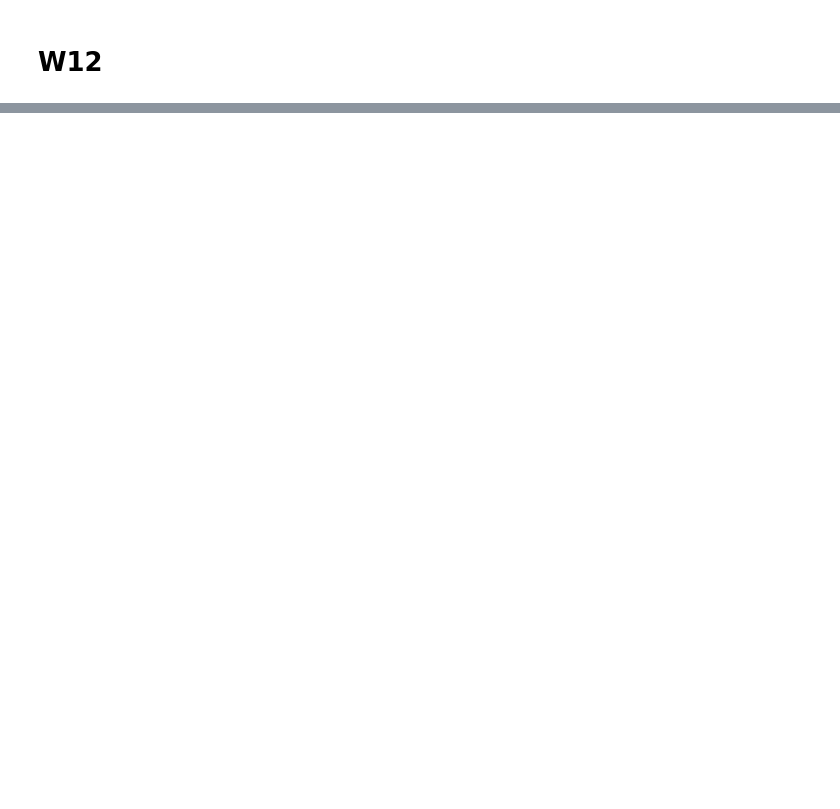
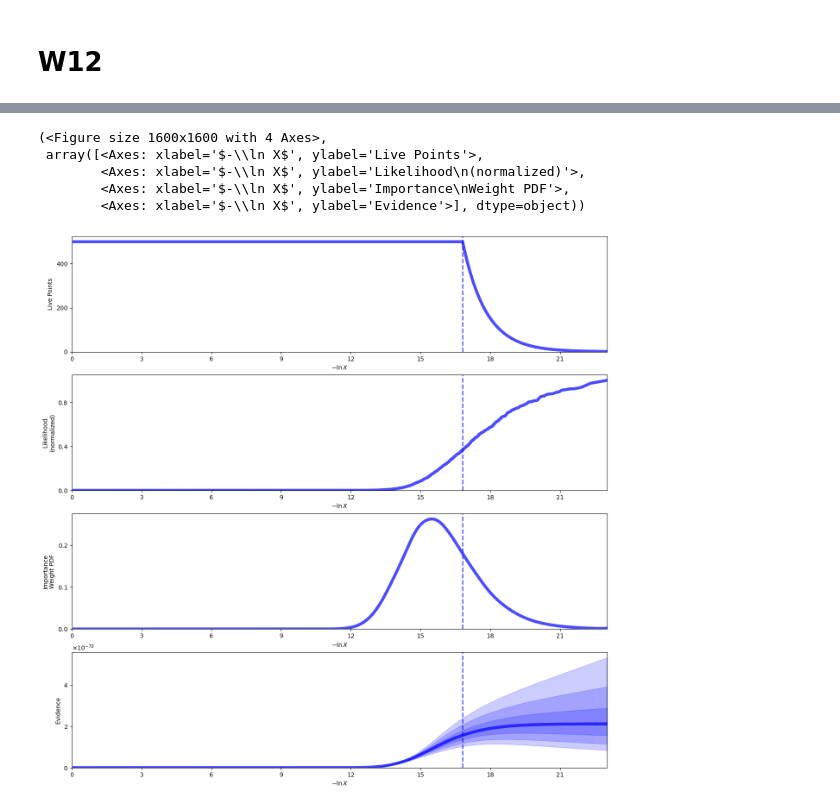
Before and after one commit to LorenzaImpicciche/astrostatistics_bicocca_2025, a Jupyter notebook: working/W12.ipynb, the cells around one changed output, grey strips where cells are left out. Drawn from its saved outputs; the diff is of its cells as text; code cells hidden in the pictures; blank space fills up the shorter version.

```diff
--- a/working/W12.ipynb
+++ b/working/W12.ipynb
@@ -85,0 +87,32 @@ WARNING:root:Too few points to create valid contours
+# %%
+def gaussian_model(t, b, A, t0, ln_alpha, sigmaW):
+    alpha = np.exp(ln_alpha)
+    expo = np.clip(-alpha * ((t - t0) ** 2) / (2 * sigmaW ** 2), -700, 700)
+    return b + A * np.exp(expo)
+# %%
+def log_likelihood_gauss(theta):
+    b, A, t0, ln_alpha, sigmaW = theta
+    model = gaussian_model(t, b, A, t0, ln_alpha, sigmaW)
+    return -0.5 * np.sum(((flux - model) / err) ** 2 + np.log(2 * np.pi * err**2))
+# %%
+def prior_transform_gauss(u):
+    b = 50 * u[0]
+    A = 50 * u[1]
+    t0 = 100 * u[2]
+    ln_alpha = -5 + 10 * u[3]
+    sigmaW = 0.1 + 19.9 * u[4]  # Uniform(0.1, 20)
+    return [b, A, t0, ln_alpha, sigmaW]
+# %%
+with warnings.catch_warnings():
+    warnings.simplefilter("ignore", category=UserWarning)
+
+    dsampler_gauss = NestedSampler(
+        log_likelihood_gauss,
+        prior_transform_gauss,
+        ndim=5,
+        nlive=500,
+        sample='rwalk', # improve the efficiency for posteriors
+        bootstrap=0) # avoid the bootstrap that make the warning
+
+    dsampler_gauss.run_nested()
+res_gauss=dsampler_gauss.results
@@ -85,0 +134,9 @@ WARNING:root:Too few points to create valid contours
+# %%
+dyplot.runplot(res_gauss)
+# %% [output]
+(<Figure size 1600x1600 with 4 Axes>,
+ array([<Axes: xlabel='$-\\ln X$', ylabel='Live Points'>,
+        <Axes: xlabel='$-\\ln X$', ylabel='Likelihood\n(normalized)'>,
+        <Axes: xlabel='$-\\ln X$', ylabel='Importance\nWeight PDF'>,
+        <Axes: xlabel='$-\\ln X$', ylabel='Evidence'>], dtype=object))
+[figure, added]
```
Also changed, not shown: parts of 34 cells of this notebook.
